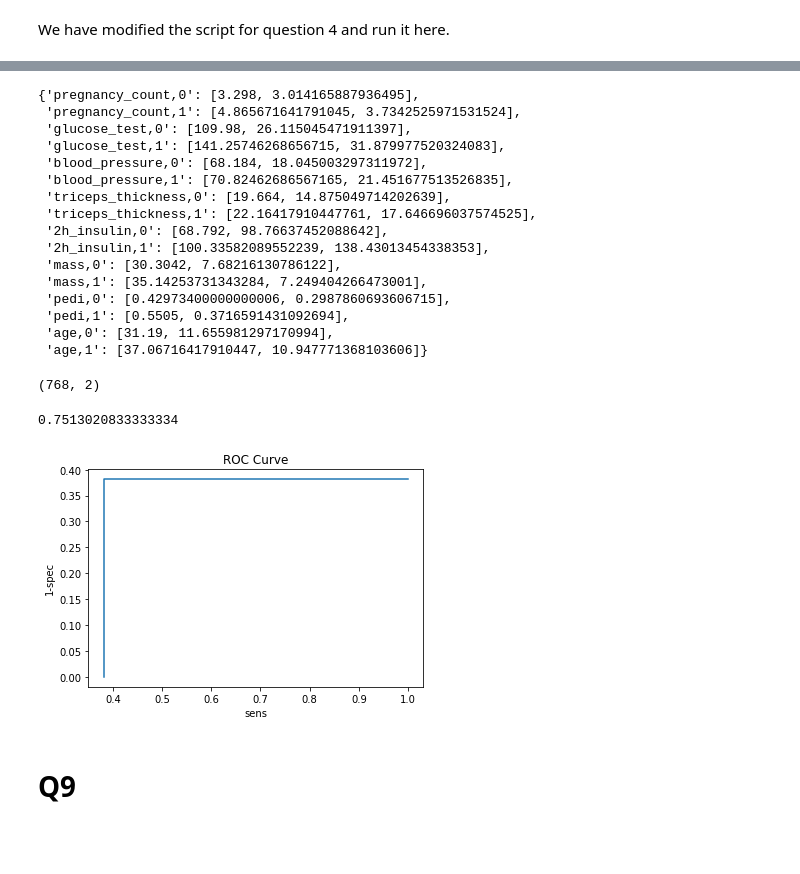
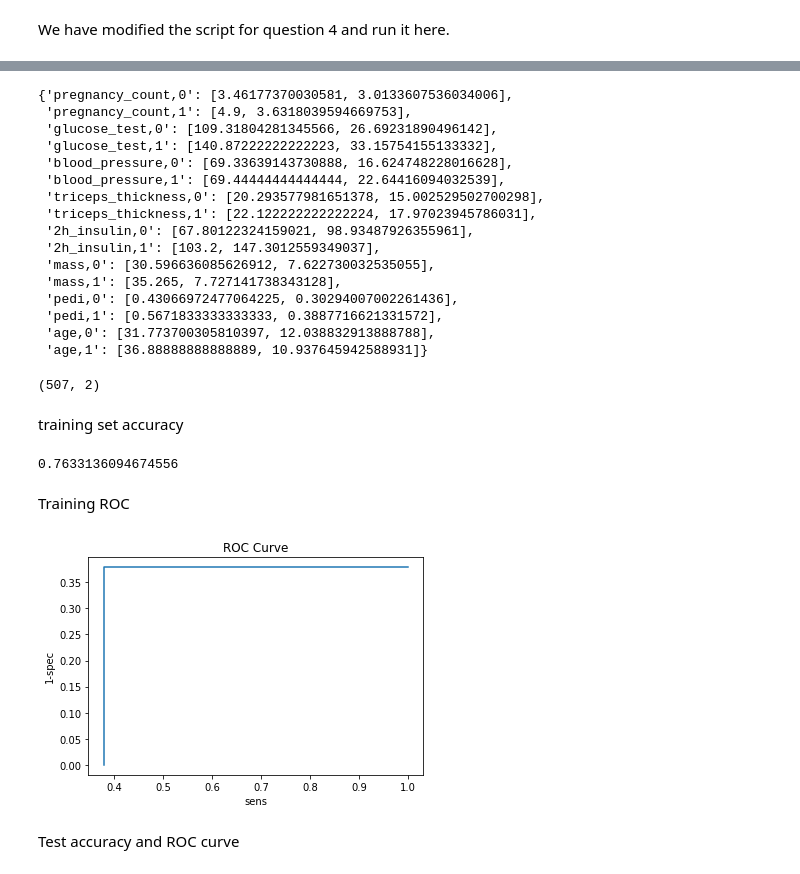
Before and after one commit to amindadgar/Machine-Learning, a Jupyter notebook: HW2/main.ipynb, the cells around one changed output, grey strips where cells are left out. Cells and saved outputs as stored; diff of their text form; code cells hidden in the pictures; blank space fills up the shorter version.

```diff
--- a/HW2/main.ipynb
+++ b/HW2/main.ipynb
@@ -1320,3 +1320,26 @@ df_pima.head()
 | 2 | 8 | 183 | 64 | 0 | 0 | 23.3 | 0.672 | ... |
 | 3 | 1 | 89 | 66 | 23 | 94 | 28.1 | 0.167 | ... |
 | 4 | 0 | 137 | 40 | 35 | 168 | 43.1 | 2.288 | ... |
+# %%
+##################### From HW1 #####################
+def divideset2(df, fraction = 0.66):
+    """
+    Divide the dataset into train and test with fixed size every run
+
+    INPUTS:
+    ---------
+    df: pandas dataframe, the dataset that is going to be splitted
+    fraction: the value to divide the dataset, default is 0.66
+
+    OUTPUTS:
+    ---------
+    train: pandas dataframe, the portion of the dataset for train
+    test: pandas dataframe, the portion of the dataset for test
+    """
+
+    train = df.sample(frac=0.66).copy()
+    test = df.drop(train.index)
+
+    return train, test
+# %%
+df_pima_trn, df_pima_tst = divideset2(df_pima)
@@ -1347,39 +1379,41 @@ Train set head:
 # %%
-pima_cols_X = df_pima.columns[:-1]
-MLE_estimates_Q8 = estimate_MLE_NB(df_pima[pima_cols_X], df_pima[['label']].values, pima_cols_X )
+pima_cols_X = df_pima_trn.columns[:-1]
+MLE_estimates_Q8 = estimate_MLE_NB(df_pima_trn[pima_cols_X], df_pima_trn[['label']].values, pima_cols_X )
 MLE_estimates_Q8
 # %% [output]
-{'pregnancy_count,0': [3.298, 3.014165887936495],
- 'pregnancy_count,1': [4.865671641791045, 3.7342525971531524],
- 'glucose_test,0': [109.98, 26.115045471911397],
- 'glucose_test,1': [141.25746268656715, 31.879977520324083],
- 'blood_pressure,0': [68.184, 18.045003297311972],
- 'blood_pressure,1': [70.82462686567165, 21.451677513526835],
- 'triceps_thickness,0': [19.664, 14.875049714202639],
- 'triceps_thickness,1': [22.16417910447761, 17.646696037574525],
- '2h_insulin,0': [68.792, 98.76637452088642],
- '2h_insulin,1': [100.33582089552239, 138.43013454338353],
- 'mass,0': [30.3042, 7.68216130786122],
- 'mass,1': [35.14253731343284, 7.249404266473001],
- 'pedi,0': [0.42973400000000006, 0.2987860693606715],
- 'pedi,1': [0.5505, 0.3716591431092694],
- 'age,0': [31.19, 11.655981297170994],
- 'age,1': [37.06716417910447, 10.947771368103606]}
+{'pregnancy_count,0': [3.46177370030581, 3.0133607536034006],
+ 'pregnancy_count,1': [4.9, 3.6318039594669753],
+ 'glucose_test,0': [109.31804281345566, 26.69231890496142],
+ 'glucose_test,1': [140.87222222222223, 33.15754155133332],
+ 'blood_pressure,0': [69.33639143730888, 16.624748228016628],
+ 'blood_pressure,1': [69.44444444444444, 22.64416094032539],
+ 'triceps_thickness,0': [20.293577981651378, 15.002529502700298],
+ 'triceps_thickness,1': [22.122222222222224, 17.97023945786031],
+ '2h_insulin,0': [67.80122324159021, 98.93487926355961],
+ '2h_insulin,1': [103.2, 147.3012559349037],
+ 'mass,0': [30.596636085626912, 7.622730032535055],
+ 'mass,1': [35.265, 7.727141738343128],
+ 'pedi,0': [0.43066972477064225, 0.30294007002261436],
+ 'pedi,1': [0.5671833333333333, 0.3887716621331572],
+ 'age,0': [31.773700305810397, 12.038832913888788],
+ 'age,1': [36.88888888888889, 10.937645942588931]}
 # %%
-results_Q8 = predict_NB(df_pima[pima_cols_X], MLE_estimates_Q8, pima_cols_X)
+results_Q8 = predict_NB(df_pima_trn[pima_cols_X], MLE_estimates_Q8, pima_cols_X)
 # %%
 results_Q8.shape
 # %% [output]
-(768, 2)
+(507, 2)
+# %% [markdown]
+training set accuracy
 # %%
 y_pred = (results_Q8[:, 0] < results_Q8[:, 1]).astype(int)
 ## Accuracy
-(y_pred == df_pima[['label']].T.values).sum() / len(y_pred)
+(y_pred == df_pima_trn[['label']].T.values).sum() / len(y_pred)
 # %% [output]
-0.7513020833333334
+0.7633136094674556
+# %% [markdown]
+Training ROC
 # %%
-roc_curve(df_pima[['label']].values, y_pred)
+roc_curve(df_pima_trn[['label']].values, y_pred)
 # %% [output]
-[figure, old version]
+[figure, new version]
-# %% [markdown]
-# Q9
@@ -1389,0 +1420,2 @@ mode_QDA_pima.fit(df_pima)
+# %% [markdown]
+Test accuracy and ROC curve
```
Also changed, not shown: parts of 28 cells of this notebook, 5 other files.
